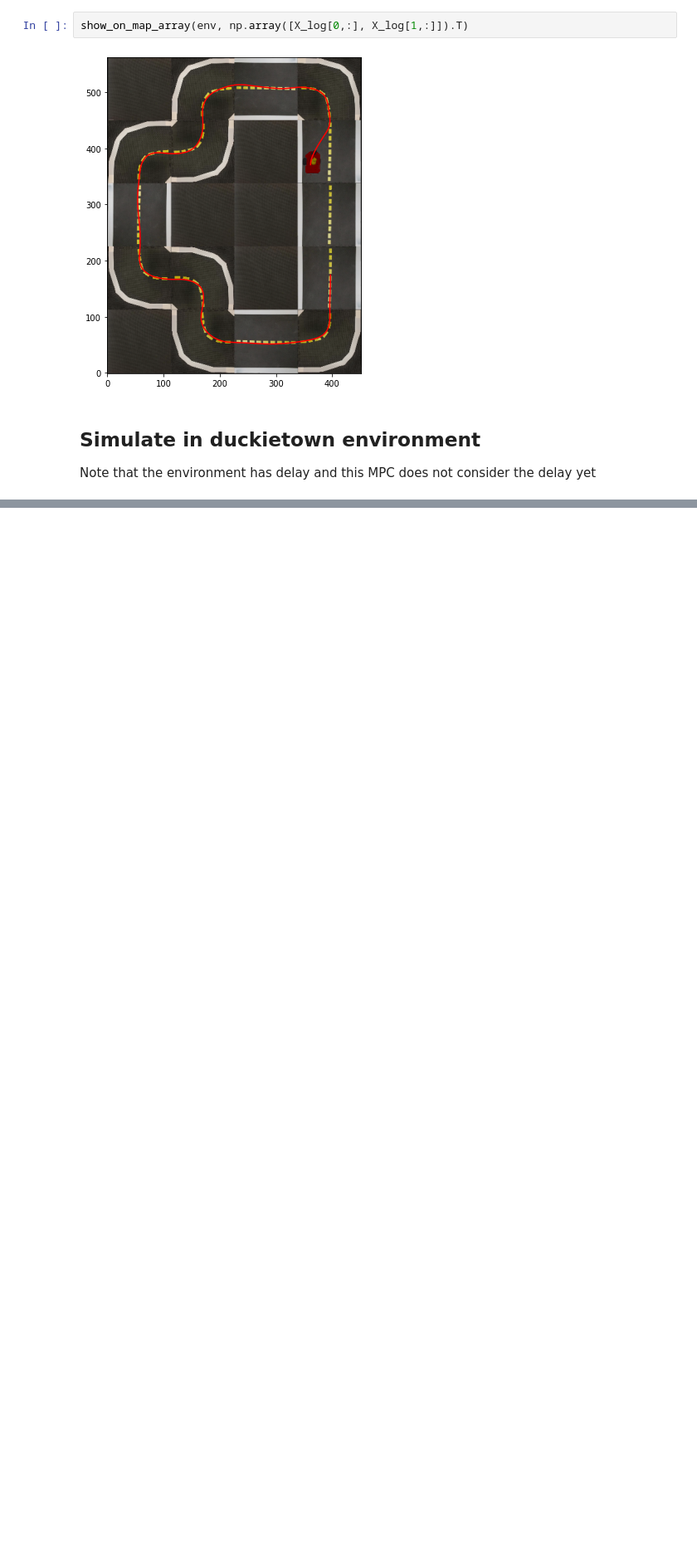
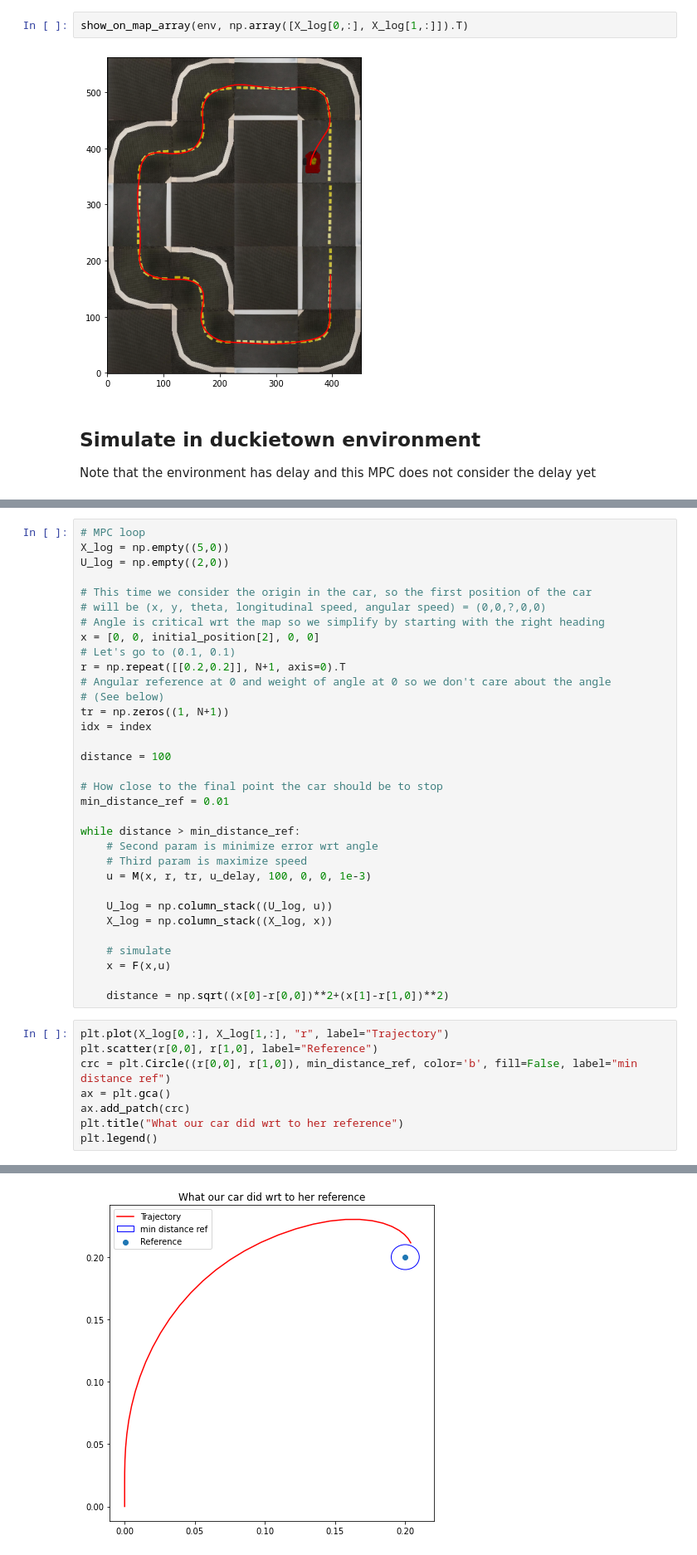
Before and after one commit to poliduckie/ReinforcementLearning, a Jupyter notebook: notebooks/mpc_example.ipynb, the cells around one changed output, grey strips where cells are left out. Shown: that part at 83% size. Drawn from its saved outputs; the diff is of its cells as text; blank space fills up the shorter version.

```diff
--- a/notebooks/mpc_example.ipynb
+++ b/notebooks/mpc_example.ipynb
@@ -612,0 +646,42 @@ display(HTML('<img src="./assets/mpc_run.gif?%d" width="750" align="center">' %
+# %%
+# MPC loop
+X_log = np.empty((5,0))
+U_log = np.empty((2,0))
+
+# This time we consider the origin in the car, so the first position of the car
+# will be (x, y, theta, longitudinal speed, angular speed) = (0,0,?,0,0)
+# Angle is critical wrt the map so we simplify by starting with the right heading
+x = [0, 0, initial_position[2], 0, 0]
+# Let's go to (0.1, 0.1)
+r = np.repeat([[0.2,0.2]], N+1, axis=0).T
+# Angular reference at 0 and weight of angle at 0 so we don't care about the angle
+# (See below)
+tr = np.zeros((1, N+1))
+idx = index
+
+distance = 100
+
+# How close to the final point the car should be to stop
+min_distance_ref = 0.01
+
+while distance > min_distance_ref:
+    # Second param is minimize error wrt angle
+    # Third param is maximize speed
+    u = M(x, r, tr, u_delay, 100, 0, 0, 1e-3)
+
+    U_log = np.column_stack((U_log, u))
+    X_log = np.column_stack((X_log, x))
+
+    # simulate
+    x = F(x,u)
+
+    distance = np.sqrt((x[0]-r[0,0])**2+(x[1]-r[1,0])**2)
+# %%
+plt.plot(X_log[0,:], X_log[1,:], "r", label="Trajectory")
+plt.scatter(r[0,0], r[1,0], label="Reference")
+crc = plt.Circle((r[0,0], r[1,0]), min_distance_ref, color='b', fill=False, label="min distance ref")
+ax = plt.gca()
+ax.add_patch(crc)
+plt.title("What our car did wrt to her reference")
+plt.legend()
+# %% [output]
@@ -612,0 +689 @@ display(HTML('<img src="./assets/mpc_run.gif?%d" width="750" align="center">' %
+[figure, added]
```
Also changed, not shown: parts of 18 cells of this notebook.
